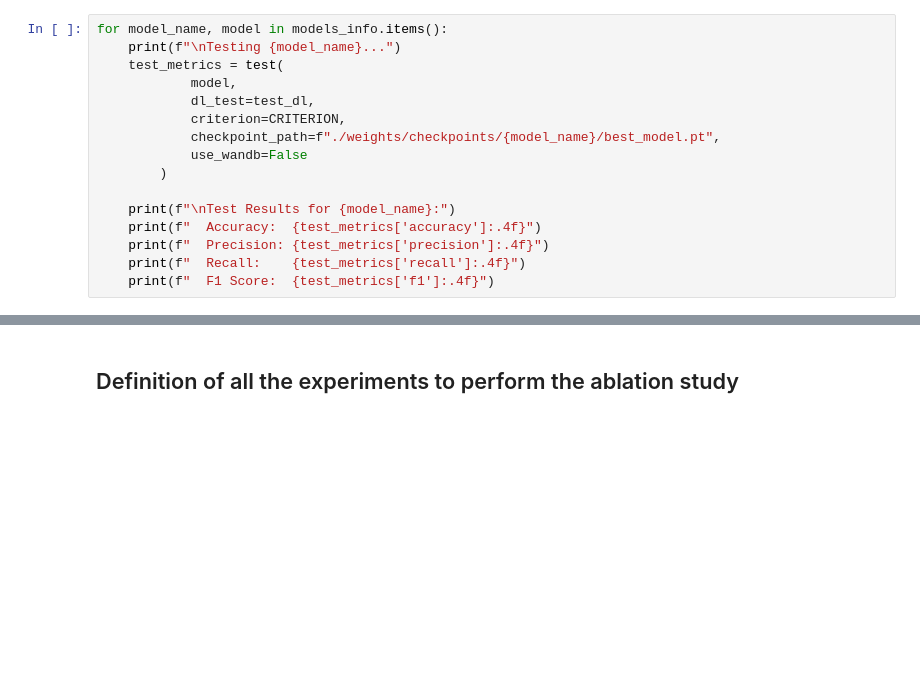
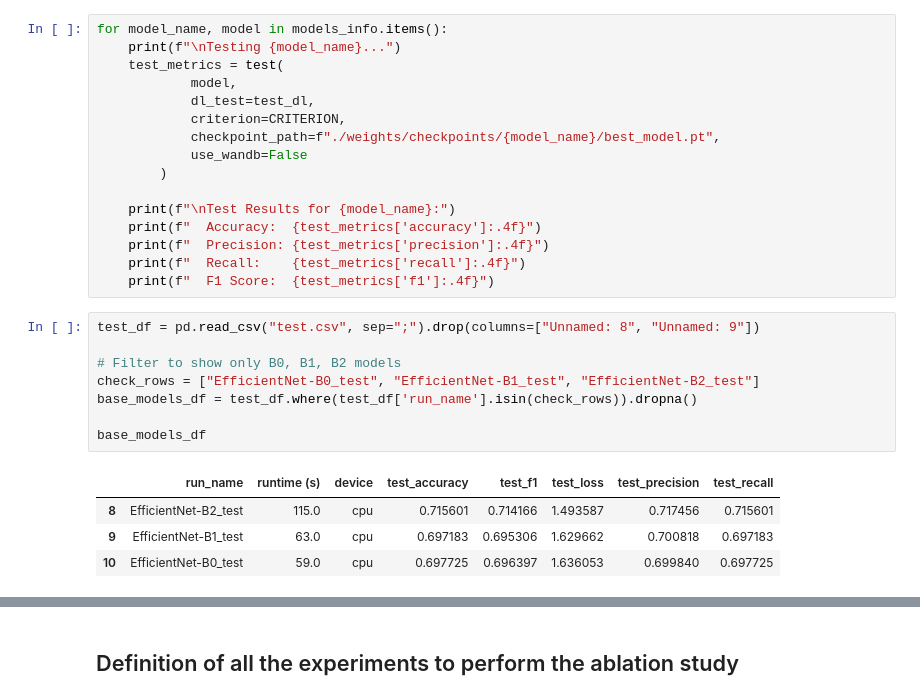
Before and after one commit to mpreda01/Image_processing_and_computer_vision_project, a Jupyter notebook: efiicientNet_Ablation.ipynb, the cells around one changed output, grey strips where cells are left out. Saved outputs shown, nothing was run; the diff lists cells and outputs as text; blank space fills up the shorter version.

```diff
--- a/efiicientNet_Ablation.ipynb
+++ b/efiicientNet_Ablation.ipynb
@@ -903,3 +965,16 @@ for model_name, model in models_info.items():
     print(f"  Precision: {test_metrics['precision']:.4f}")
     print(f"  Recall:    {test_metrics['recall']:.4f}")
     print(f"  F1 Score:  {test_metrics['f1']:.4f}")
+# %%
+test_df = pd.read_csv("test.csv", sep=";").drop(columns=["Unnamed: 8", "Unnamed: 9"])
+
+# Filter to show only B0, B1, B2 models
+check_rows = ["EfficientNet-B0_test", "EfficientNet-B1_test", "EfficientNet-B2_test"]
+base_models_df = test_df.where(test_df['run_name'].isin(check_rows)).dropna()
+
+base_models_df
+# %% [output]
+|  | run_name | runtime (s) | device | test_accuracy | test_f1 | test_loss | test_precision | test_recall |
+| 8 | EfficientNet-B2_test | 115.0 | cpu | 0.715601 | 0.714166 | 1.493587 | 0.717456 | 0.715601 |
+| 9 | EfficientNet-B1_test | 63.0 | cpu | 0.697183 | 0.695306 | 1.629662 | 0.700818 | 0.697183 |
+| 10 | EfficientNet-B0_test | 59.0 | cpu | 0.697725 | 0.696397 | 1.636053 | 0.699840 | 0.697725 |
```
Also changed, not shown: parts of 15 cells of this notebook, 1 other file.
